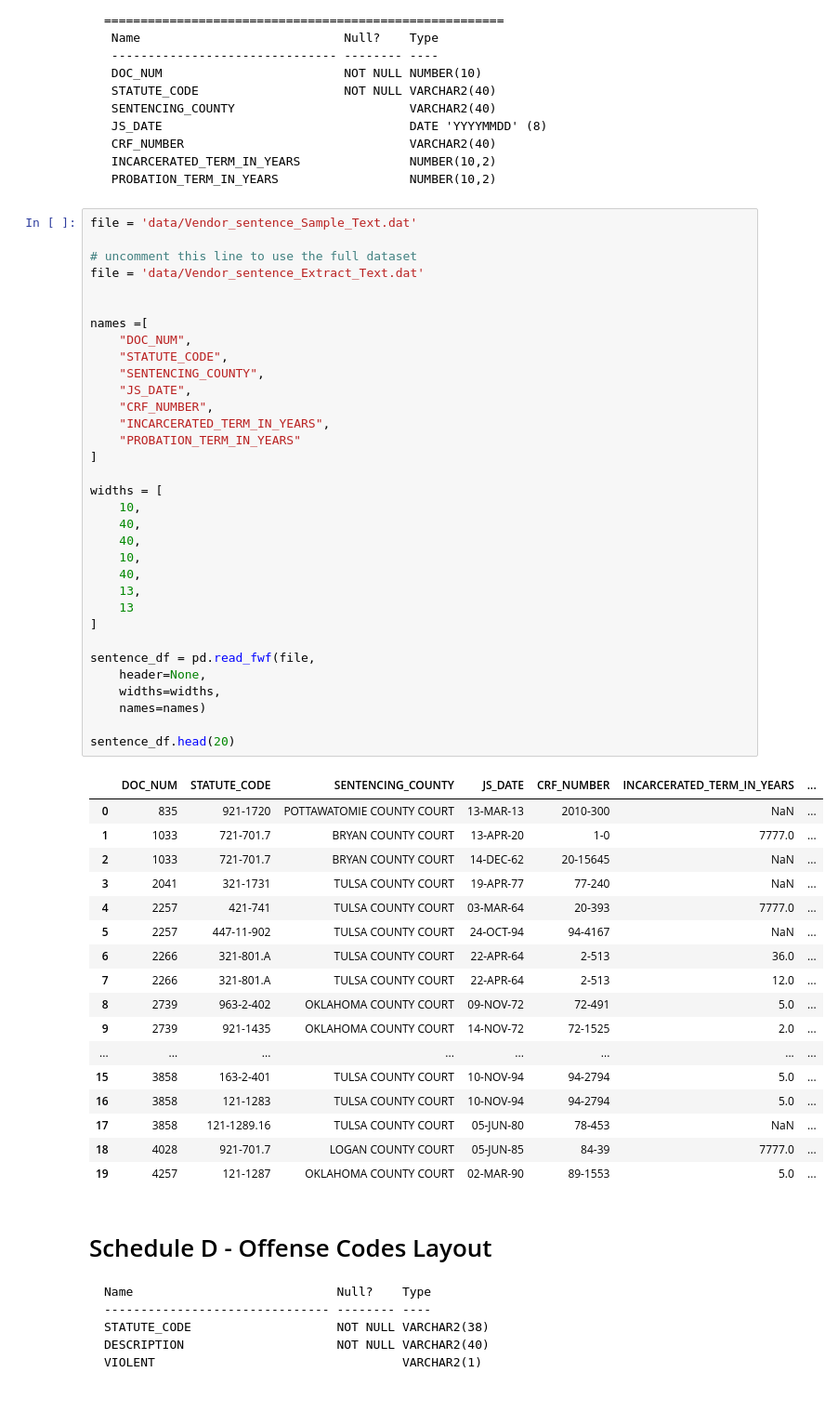
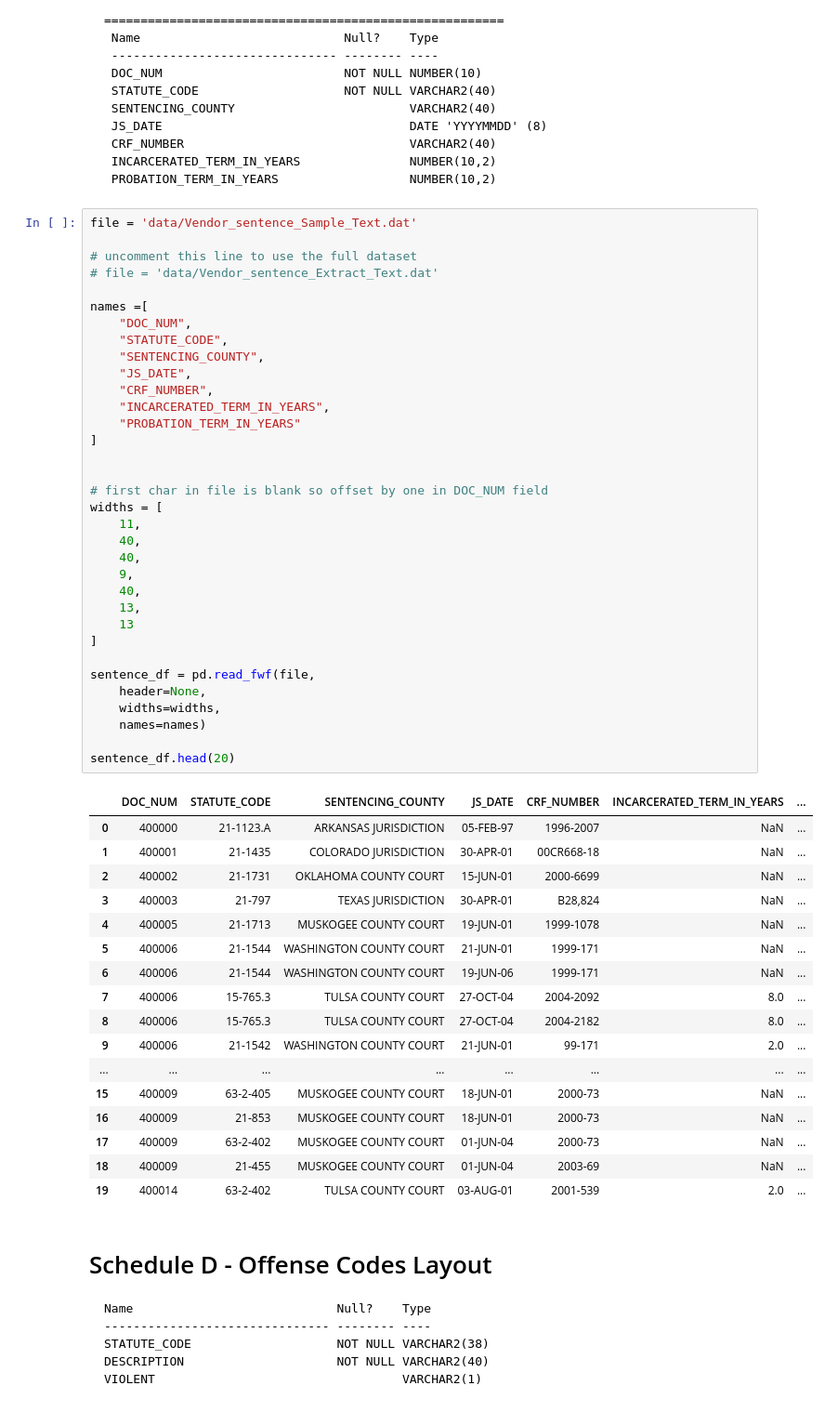
Before and after one commit to codefortulsa/odoc-parse, a Jupyter notebook: odoc_download.ipynb, the cells around one changed output. Shown: that part at 93% size. Drawn from its saved outputs; the diff is of its cells as text.

```diff
--- a/odoc_download.ipynb
+++ b/odoc_download.ipynb
@@ -170,53 +182,54 @@ ence
 file = 'data/Vendor_sentence_Sample_Text.dat'
 
 # uncomment this line to use the full dataset
-file = 'data/Vendor_sentence_Extract_Text.dat'
-
+# file = 'data/Vendor_sentence_Extract_Text.dat'
 
 names =[
     "DOC_NUM",
     "STATUTE_CODE",
     "SENTENCING_COUNTY",
     "JS_DATE",
     "CRF_NUMBER",
     "INCARCERATED_TERM_IN_YEARS",
     "PROBATION_TERM_IN_YEARS"
 ]
 
+
+# first char in file is blank so offset by one in DOC_NUM field
 widths = [
-    10,
+    11,
     40,
     40,
-    10,
+    9,
     40,
     13,
     13
 ]
 
 sentence_df = pd.read_fwf(file,
     header=None,
     widths=widths,
     names=names)
 
 sentence_df.head(20)
 # %% [output]
 |  | DOC_NUM | STATUTE_CODE | SENTENCING_COUNTY | JS_DATE | CRF_NUMBER | INCARCERATED_TERM_IN_YEARS | ... |
-| 0 | 835 | 921-1720 | POTTAWATOMIE COUNTY COURT | 13-MAR-13 | 2010-300 | NaN | ... |
-| 1 | 1033 | 721-701.7 | BRYAN COUNTY COURT | 13-APR-20 | 1-0 | 7777.0 | ... |
-| 2 | 1033 | 721-701.7 | BRYAN COUNTY COURT | 14-DEC-62 | 20-15645 | NaN | ... |
-| 3 | 2041 | 321-1731 | TULSA COUNTY COURT | 19-APR-77 | 77-240 | NaN | ... |
-| 4 | 2257 | 421-741 | TULSA COUNTY COURT | 03-MAR-64 | 20-393 | 7777.0 | ... |
-| 5 | 2257 | 447-11-902 | TULSA COUNTY COURT | 24-OCT-94 | 94-4167 | NaN | ... |
-| 6 | 2266 | 321-801.A | TULSA COUNTY COURT | 22-APR-64 | 2-513 | 36.0 | ... |
-| 7 | 2266 | 321-801.A | TULSA COUNTY COURT | 22-APR-64 | 2-513 | 12.0 | ... |
-| 8 | 2739 | 963-2-402 | OKLAHOMA COUNTY COURT | 09-NOV-72 | 72-491 | 5.0 | ... |
-| 9 | 2739 | 921-1435 | OKLAHOMA COUNTY COURT | 14-NOV-72 | 72-1525 | 2.0 | ... |
+| 0 | 400000 | 21-1123.A | ARKANSAS JURISDICTION | 05-FEB-97 | 1996-2007 | NaN | ... |
+| 1 | 400001 | 21-1435 | COLORADO JURISDICTION | 30-APR-01 | 00CR668-18 | NaN | ... |
+| 2 | 400002 | 21-1731 | OKLAHOMA COUNTY COURT | 15-JUN-01 | 2000-6699 | NaN | ... |
+| 3 | 400003 | 21-797 | TEXAS JURISDICTION | 30-APR-01 | B28,824 | NaN | ... |
+| 4 | 400005 | 21-1713 | MUSKOGEE COUNTY COURT | 19-JUN-01 | 1999-1078 | NaN | ... |
+| 5 | 400006 | 21-1544 | WASHINGTON COUNTY COURT | 21-JUN-01 | 1999-171 | NaN | ... |
+| 6 | 400006 | 21-1544 | WASHINGTON COUNTY COURT | 19-JUN-06 | 1999-171 | NaN | ... |
+| 7 | 400006 | 15-765.3 | TULSA COUNTY COURT | 27-OCT-04 | 2004-2092 | 8.0 | ... |
+| 8 | 400006 | 15-765.3 | TULSA COUNTY COURT | 27-OCT-04 | 2004-2182 | 8.0 | ... |
+| 9 | 400006 | 21-1542 | WASHINGTON COUNTY COURT | 21-JUN-01 | 99-171 | 2.0 | ... |
 | ... | ... | ... | ... | ... | ... | ... | ... |
-| 15 | 3858 | 163-2-401 | TULSA COUNTY COURT | 10-NOV-94 | 94-2794 | 5.0 | ... |
-| 16 | 3858 | 121-1283 | TULSA COUNTY COURT | 10-NOV-94 | 94-2794 | 5.0 | ... |
-| 17 | 3858 | 121-1289.16 | TULSA COUNTY COURT | 05-JUN-80 | 78-453 | NaN | ... |
-| 18 | 4028 | 921-701.7 | LOGAN COUNTY COURT | 05-JUN-85 | 84-39 | 7777.0 | ... |
-| 19 | 4257 | 121-1287 | OKLAHOMA COUNTY COURT | 02-MAR-90 | 89-1553 | 5.0 | ... |
+| 15 | 400009 | 63-2-405 | MUSKOGEE COUNTY COURT | 18-JUN-01 | 2000-73 | NaN | ... |
+| 16 | 400009 | 21-853 | MUSKOGEE COUNTY COURT | 18-JUN-01 | 2000-73 | NaN | ... |
+| 17 | 400009 | 63-2-402 | MUSKOGEE COUNTY COURT | 01-JUN-04 | 2000-73 | NaN | ... |
+| 18 | 400009 | 21-455 | MUSKOGEE COUNTY COURT | 01-JUN-04 | 2003-69 | NaN | ... |
+| 19 | 400014 | 63-2-402 | TULSA COUNTY COURT | 03-AUG-01 | 2001-539 | 2.0 | ... |
 # %% [markdown]
 Schedule D - Offense Codes Layout
 =======================================================
```
Also changed, not shown: parts of 7 cells of this notebook, 1 other file.
